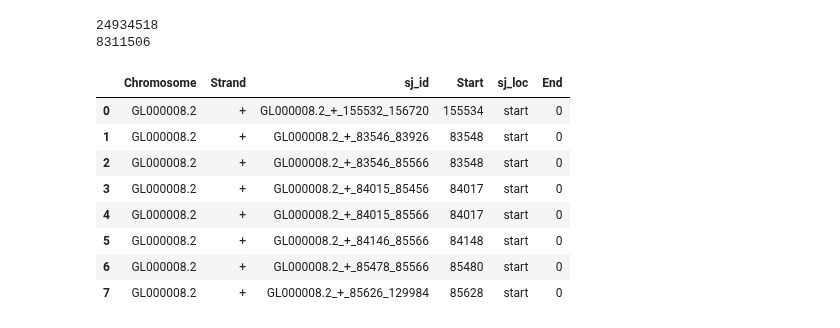
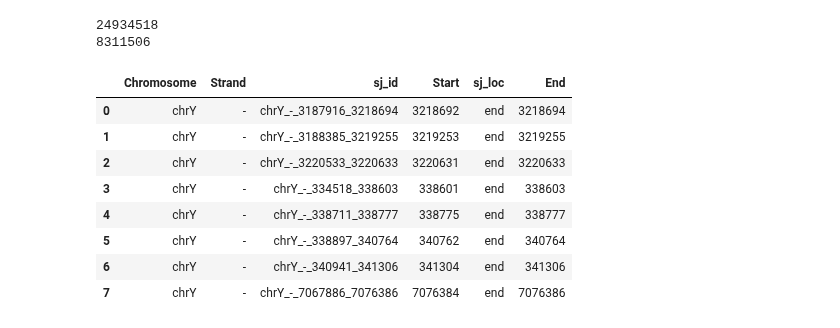
Before and after one commit to fairliereese/240903_pt, a Jupyter notebook: analysis/td_personal_ss_vars_dev.ipynb, the cells around one changed output. Saved outputs shown, nothing was run; the diff lists cells and outputs as text; code cells hidden in the pictures.

```diff
--- a/analysis/td_personal_ss_vars_dev.ipynb
+++ b/analysis/td_personal_ss_vars_dev.ipynb
@@ -64,4 +62,6 @@ file = proc_cfg(config['lr']['td_personal']['sqanti']['sj_summary'],od)
 # %%
+file = proc_cfg(config['lr']['td_personal']['sqanti']['sj_summary'],od)
+
 df = pd.read_csv(file)
 
 # df = pd.read_csv(input.sj_summary)
@@ -113,31 +113,32 @@ temp.rename({'value':'Start'}, axis=1, inplace=True)
 temp['End'] = 0  # This ensures a 2bp region
 
 # Adjust for splice junction locations
-temp.loc[temp.sj_loc == 'start', 'Start'] = temp.loc[temp.sj_loc == 'start', 'Start'] + 2
-# temp.loc[temp.sj_loc == 'start', 'End'] = temp.loc[temp.sj_loc == 'start', 'End'] + 1
+#verified
+temp.loc[temp.sj_loc == 'start', 'Start'] = temp.loc[temp.sj_loc == 'start', 'Start'] -1
+temp.loc[temp.sj_loc == 'start', 'End'] = temp.loc[temp.sj_loc == 'start', 'Start'] + 2
 
-# temp.loc[temp.sj_loc == 'end', 'End'] = temp.loc[temp.sj_loc == 'end', 'End'] + 2
-# temp.loc[temp.sj_loc=='end', 'Start'] = temp.loc[temp.sj_loc=='end', 'Start']
+temp.loc[temp.sj_loc == 'end', 'End'] = temp.loc[temp.sj_loc == 'end', 'Start']
+temp.loc[temp.sj_loc=='end', 'Start'] = temp.loc[temp.sj_loc=='end', 'End'] - 2
 
 temp.drop(['map_genome'], axis=1, inplace=True)
 
-# temp['len'] = temp.End-temp.Start
-# assert len(temp.loc[temp.len!=12]) == 0
+temp['len'] = temp.End-temp.Start
+assert len(temp.loc[temp.len!=2]) == 0
 
 temp = pr.PyRanges(temp)
-# temp.to_bed(output.bed)
+temp.to_bed(output.bed)
 # %% [output]
 24934518
 8311506
 # %%
-temp.head()
+temp.tail()
 # %% [output]
 |  | Chromosome | Strand | sj_id | Start | sj_loc | End |
-| 0 | GL000008.2 | + | GL000008.2_+_155532_156720 | 155534 | start | 0 |
-| 1 | GL000008.2 | + | GL000008.2_+_83546_83926 | 83548 | start | 0 |
-| 2 | GL000008.2 | + | GL000008.2_+_83546_85566 | 83548 | start | 0 |
-| 3 | GL000008.2 | + | GL000008.2_+_84015_85456 | 84017 | start | 0 |
-| 4 | GL000008.2 | + | GL000008.2_+_84015_85566 | 84017 | start | 0 |
-| 5 | GL000008.2 | + | GL000008.2_+_84146_85566 | 84148 | start | 0 |
-| 6 | GL000008.2 | + | GL000008.2_+_85478_85566 | 85480 | start | 0 |
-| 7 | GL000008.2 | + | GL000008.2_+_85626_129984 | 85628 | start | 0 |
+| 0 | chrY | - | chrY_-_3187916_3218694 | 3218692 | end | 3218694 |
+| 1 | chrY | - | chrY_-_3188385_3219255 | 3219253 | end | 3219255 |
+| 2 | chrY | - | chrY_-_3220533_3220633 | 3220631 | end | 3220633 |
+| 3 | chrY | - | chrY_-_334518_338603 | 338601 | end | 338603 |
+| 4 | chrY | - | chrY_-_338711_338777 | 338775 | end | 338777 |
+| 5 | chrY | - | chrY_-_338897_340764 | 340762 | end | 340764 |
+| 6 | chrY | - | chrY_-_340941_341306 | 341304 | end | 341306 |
+| 7 | chrY | - | chrY_-_7067886_7076386 | 7076384 | end | 7076386 |
```
Also changed, not shown: parts of 2 cells of this notebook, 3 other files.
